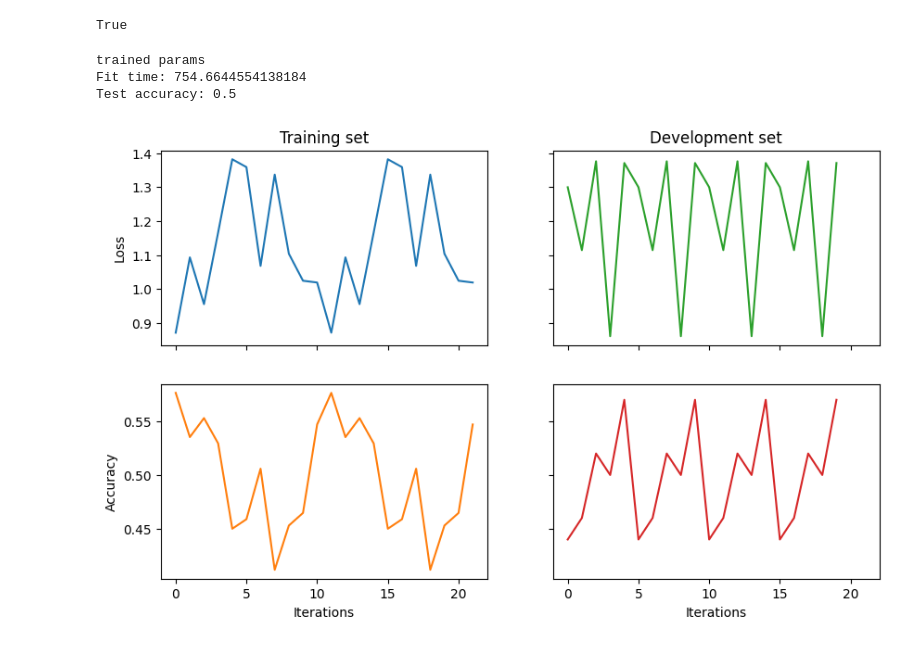
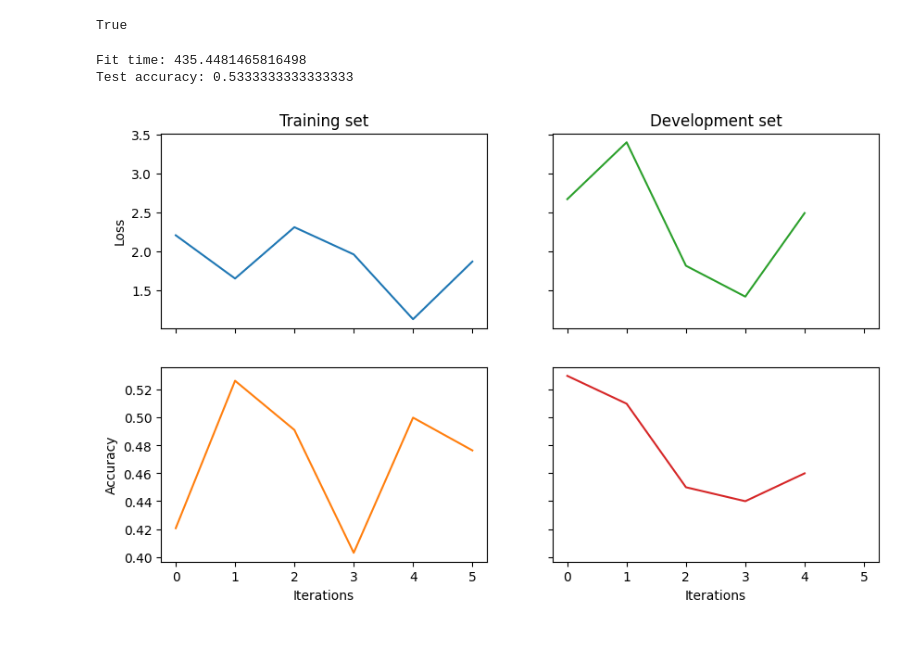
Before and after one commit to abiwardani/qnlp-sa-fp, a Jupyter notebook: src/GeneralQC_Experimentation.ipynb, the cells around one changed output. Cells and saved outputs as stored; diff of their text form; code cells hidden in the pictures.

```diff
--- a/src/GeneralQC_Experimentation.ipynb
+++ b/src/GeneralQC_Experimentation.ipynb
@@ -33,7 +34,7 @@ import json
 if (experiment_name == ""):
     experiment_name = "misc"
 
-path = '../data/experiment_results/generalQC/'+experiment_name
+path = '../data/experiment_results/journal/generalQC/'+experiment_name
 
 try:
     os.mkdir(path)
@@ -41,6 +42,15 @@ except:
     print("experiment folder already exists")
 # %% [output]
 experiment folder already exists
+# %%
+try:
+    with open(path+'/params_raw.txt') as f:
+        data = f.read().replace('\'', '\"')
+        params_saved = json.loads(data)
+except:
+    params_saved = None
+    train_params = True
+    load_params = False
 # %%
 from nltk.tokenize import word_tokenize
 from nltk.stem.porter import PorterStemmer
@@ -400,7 +402,7 @@ N = AtomicType.NOUN
 S = AtomicType.SENTENCE
 
 # Convert string diagram to quantum circuit
-ansatz = GeneralQCAnsatz({N: 1, S: 1}, n_layers=1, n_single_qubit_params=0, gate_config={"gate_layers": ["Rx", "X"], "var_layers": 1}, r=(1, -1))
+ansatz = GeneralQCAnsatz({N: 1, S: 1}, n_layers=1, n_single_qubit_params=0, gate_config={"gate_layers": gate_layers, "var_layers": 1}, r=(1, -1))
 # %%
 train_data, train_diagrams, train_circuits, train_valids_mask = sentences_to_circuits(train_data_src, ansatz)
 dev_data, dev_diagrams, dev_circuits, dev_valids_mask = sentences_to_circuits(dev_data_src, ansatz)
@@ -723,14 +741,13 @@ def run_circuit_optimization(train_circuits, train_targets, dev_circuits, dev_ta
 
     return opt_results
 # %%
-opt_results = run_circuit_optimization(train_circuits, train_targets, dev_circuits, dev_targets, test_circuits, test_targets, experiment_name, train_params, load_params, params_saved=param_vals)
+opt_results = run_circuit_optimization(train_circuits, train_targets, dev_circuits, dev_targets, test_circuits, test_targets, experiment_name, train_params, load_params, params_saved=params_saved, spsa_n_iter=spsa_n_iter, k0=k0)
 
 train_pred_fn, train_cost_fn, train_accs, train_costs = list(opt_results["train"].values())
 dev_pred_fn, dev_cost_fn, dev_accs, dev_costs = list(opt_results["dev"].values())
 test_pred_fn, test_cost_fn, test_accs, test_costs = list(opt_results["test"].values())
 parameters, x = list(opt_results["params"].values())
 # %% [output]
-trained params
-Fit time: 754.6644554138184
-Test accuracy: 0.5
+Fit time: 435.4481465816498
+Test accuracy: 0.5333333333333333
-[figure, old version]
+[figure, new version]
```
Also changed, not shown: parts of 3 cells of this notebook, 12 other files.
